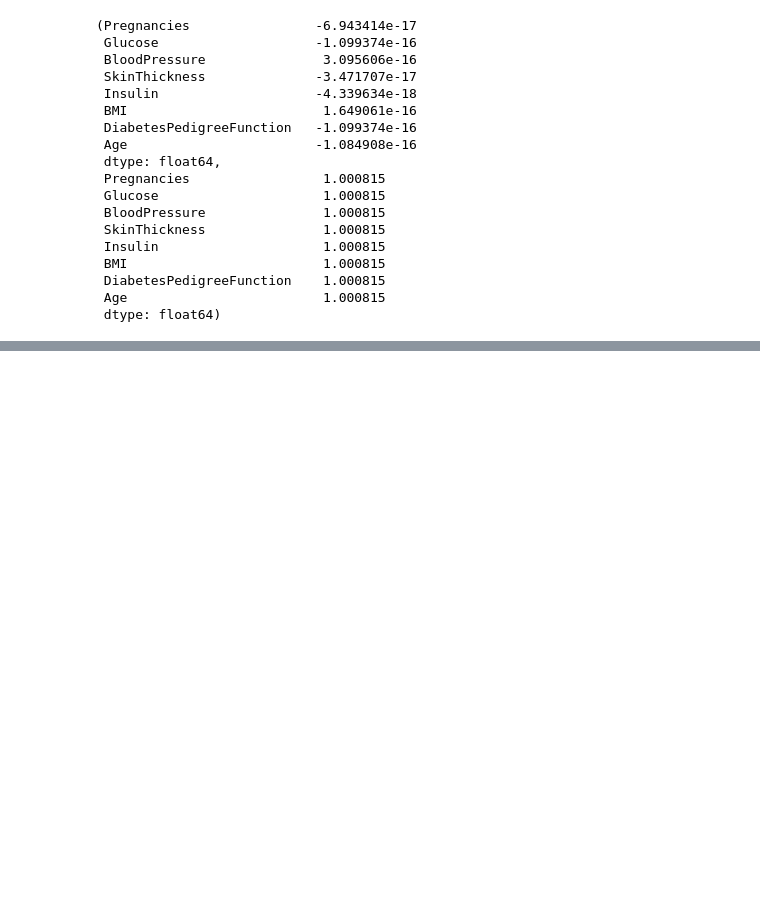
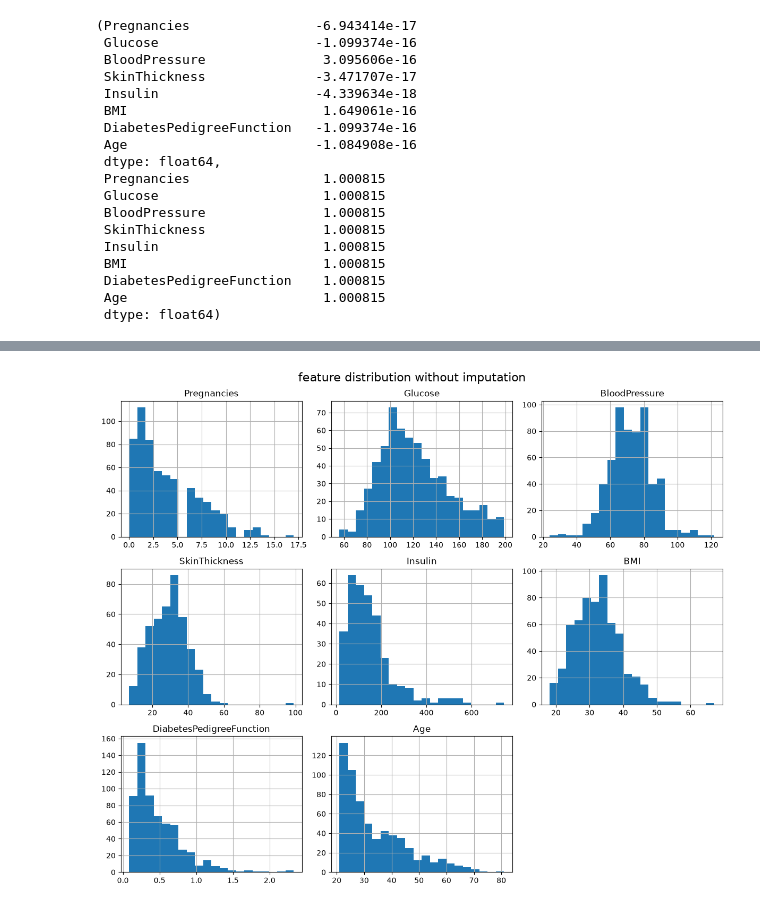
Before and after one commit to supranjal/Diabetes-prediction-ML-, a Jupyter notebook: notebooks/diabetes-prediction.ipynb, the cells around one changed output, grey strips where cells are left out. Drawn from its saved outputs; the diff is of its cells as text; code cells hidden in the pictures; blank space fills up the shorter version.

```diff
--- a/notebooks/diabetes-prediction.ipynb
+++ b/notebooks/diabetes-prediction.ipynb
@@ -345,0 +381,7 @@ X_train_scaled.mean(axis=0), X_train_scaled.std(axis=0) #mean = 0 and std = 1
+# %%
+X_train.hist(figsize=(12,10),bins=20)
+plt.suptitle("feature distribution without imputation",fontsize=16)
+plt.tight_layout()
+plt.show()
+# %% [output]
+[figure, added]
```
Also changed, not shown: parts of 8 cells of this notebook.
